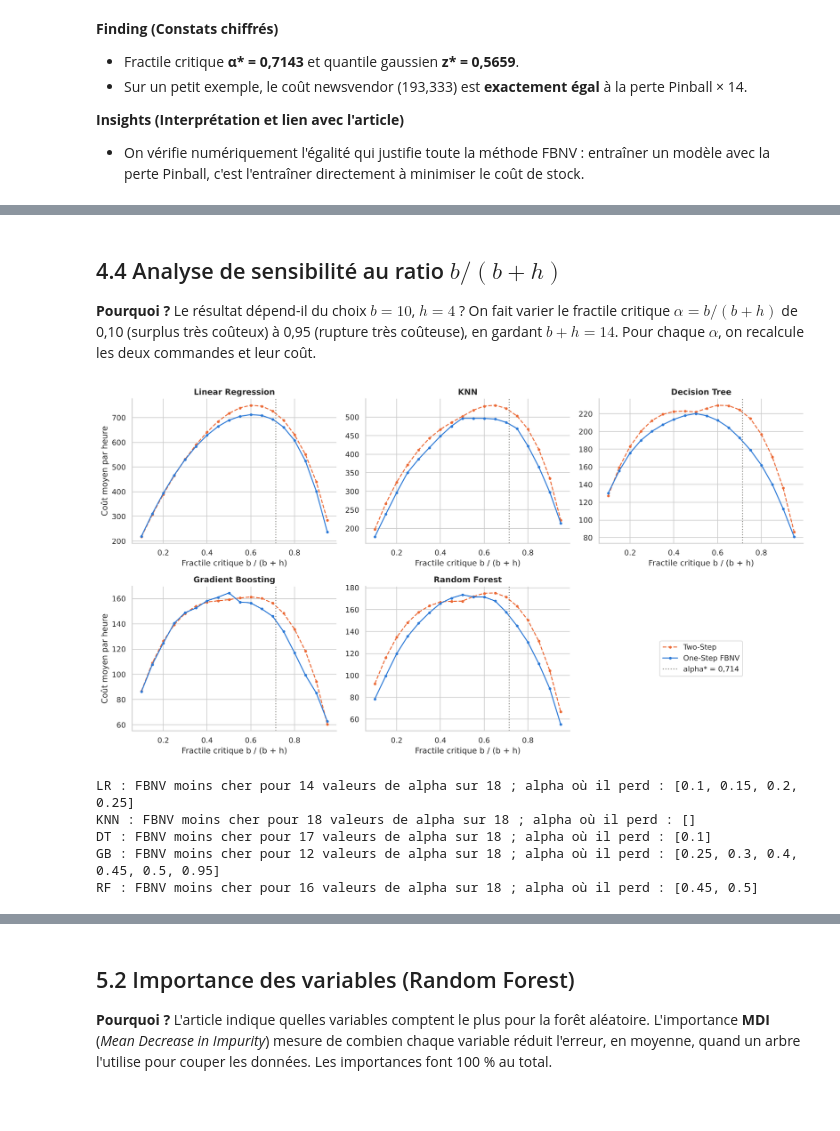
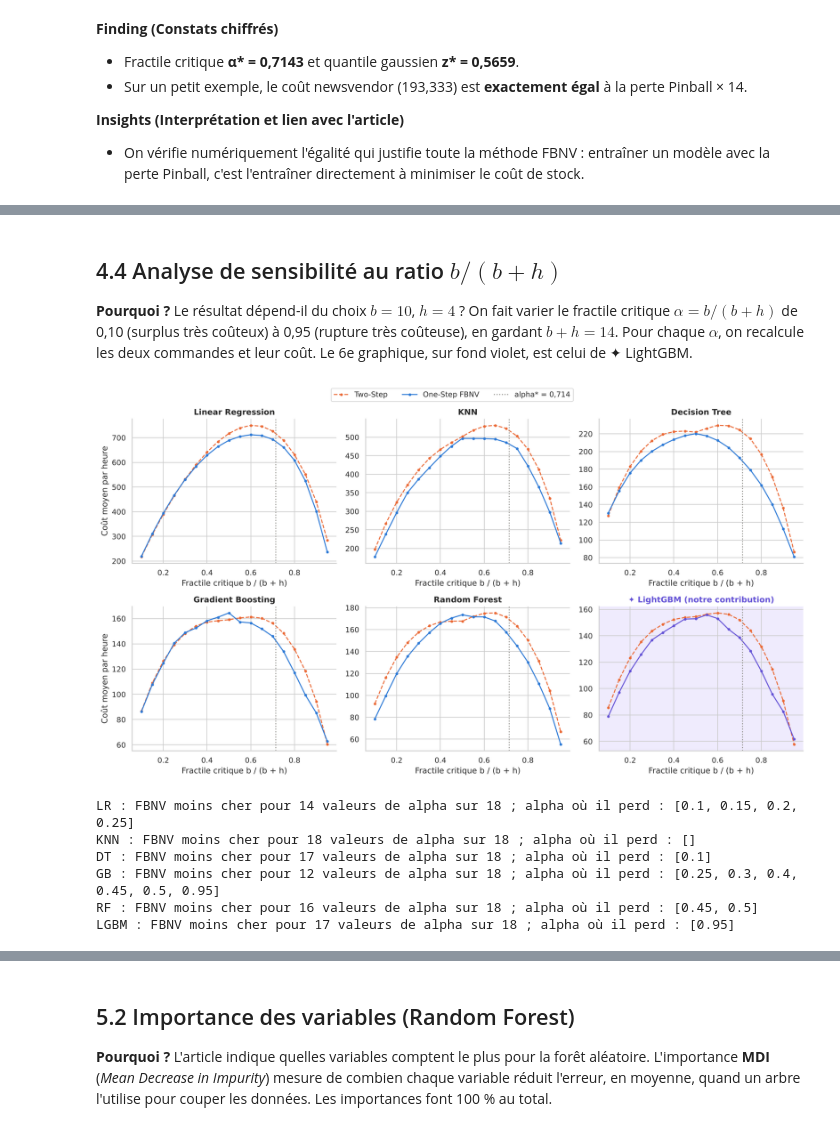
Before and after one commit to eliasbelme/eliasbelme.github.io, a Jupyter notebook: TP_GP27_FBNV.ipynb, the cells around one changed output, grey strips where cells are left out. Cells and saved outputs as stored; diff of their text form; code cells hidden in the pictures; blank space fills up the shorter version.

```diff
--- a/TP_GP27_FBNV.ipynb
+++ b/TP_GP27_FBNV.ipynb
@@ -629,6 +691,7 @@ modeles = {
     "Random Forest": RandomForestRegressor(random_state=RANDOM_STATE, n_jobs=-1),
     "Gradient Boosting": GradientBoostingRegressor(random_state=RANDOM_STATE),
     "HistGradientBoosting": HistGradientBoostingRegressor(random_state=RANDOM_STATE),
+    "LightGBM": lgb.LGBMRegressor(random_state=RANDOM_STATE, verbose=-1),           # ✦ CONTRIBUTION
 }
 
 resultats_cv, rmse_plis = [], {}
@@ -672,9 +738,14 @@ Tableau 3.1 : Validation croisée 5 plis (moyenne des 5 plis)
 ordre = tab_cv["Modèle"].tolist()
 plis = pd.DataFrame(rmse_plis)[ordre].melt(var_name="Modèle", value_name="RMSE")
 fig, ax = plt.subplots(figsize=(10, 5.5))
-sns.boxplot(x="RMSE", y="Modèle", data=plis, color=BLEU, ax=ax)
+couleurs_box = {m: (VIOLET if m == "LightGBM" else BLEU) for m in ordre}        # ✦ CONTRIBUTION en violet
+sns.boxplot(x="RMSE", y="Modèle", data=plis, hue="Modèle", palette=couleurs_box, legend=False, ax=ax)
 sns.stripplot(x="RMSE", y="Modèle", data=plis, color="black", size=4, ax=ax)
 ax.set(title="RMSE des 5 plis de validation croisée", xlabel="RMSE (vélos par heure)", ylabel="")
+ax.set_yticks(range(len(ordre)), [("✦ " if m == "LightGBM" else "") + m for m in ordre])   # ✦ CONTRIBUTION
+for lbl in ax.get_yticklabels():
+    if "LightGBM" in lbl.get_text():
+        lbl.set_color(VIOLET); lbl.set_fontweight("bold")
 sauver(fig, "fig7_boxplot_cv")
 plt.show()
 # %% [output]
@@ -703,10 +775,13 @@ grilles = {
                       {"n_estimators": [100, 300], "max_features": [1.0, 0.6]}),
     "Gradient Boosting": (GradientBoostingRegressor(random_state=RANDOM_STATE),
                           {"n_estimators": [300, 600], "max_depth": [4, 6]}),
+    "LightGBM": (lgb.LGBMRegressor(learning_rate=0.05, random_state=RANDOM_STATE, verbose=-1),   # ✦ CONTRIBUTION
+                 {"n_estimators": [500, 1000], "num_leaves": [31, 63]}),
 }
 meilleurs = {}
 for nom, (modele, grille) in grilles.items():
-    gs = GridSearchCV(modele, grille, cv=kf, scoring="neg_root_mean_squared_error", n_jobs=-1).fit(Xtr, ytr)
+    paralleles = 1 if nom == "LightGBM" else -1          # LightGBM utilise déjà tous les cœurs lui-même
+    gs = GridSearchCV(modele, grille, cv=kf, scoring="neg_root_mean_squared_error", n_jobs=paralleles).fit(Xtr, ytr)
     meilleurs[nom] = gs
 
 reglage = pd.DataFrame({
@@ -813,9 +892,10 @@ prevision = {
     "DT": meilleurs["Decision Tree"].best_estimator_,
     "GB": meilleurs["Gradient Boosting"].best_estimator_,
     "RF": meilleurs["Random Forest"].best_estimator_,
+    "LGBM": meilleurs["LightGBM"].best_estimator_,                                  # ✦ CONTRIBUTION
 }
 NOMS = {"LR": "Linear Regression", "LA": "Lasso", "KNN": "KNN", "DT": "Decision Tree",
-        "GB": "Gradient Boosting", "RF": "Random Forest"}
+        "GB": "Gradient Boosting", "RF": "Random Forest", "LGBM": "LightGBM"}          # ✦ CONTRIBUTION
 
 # ---- Two-Step : prévision moyenne + marge z* x sigma ----
 d_hat, sigma, q_two = {}, {}, {}
@@ -863,6 +943,14 @@ q_one = {
 }
 print("GB+FB, meilleur réglage :", gs_gb_fb.best_params_)
 
+# ✦ CONTRIBUTION : LGBM+FB, LightGBM entraîné directement sur la perte Pinball (= coût de stock / 14)
+gs_lgbm_fb = GridSearchCV(lgb.LGBMRegressor(objective="quantile", alpha=ALPHA, learning_rate=0.05,
+                                            random_state=RANDOM_STATE, verbose=-1),
+                          {"n_estimators": [1000, 2000], "num_leaves": [31, 63]},
+                          cv=kf, scoring=pinball).fit(Xtr, ytr)
+q_one["LGBM"] = np.maximum(gs_lgbm_fb.predict(Xte), 0)                             # ✦ CONTRIBUTION
+print("✦ LGBM+FB, meilleur réglage :", gs_lgbm_fb.best_params_)
+
 comparaison = pd.DataFrame({
     "Modèle": [NOMS[m] for m in prevision],
     "σ des erreurs (vélos)": [sigma[m] for m in prevision],
@@ -906,7 +998,7 @@ Tableau 4.3 : Coût moyen par heure sur le jeu de test (b = 10, h = 4)
 # %% [markdown]
 ## 4.4 Analyse de sensibilité au ratio $b/(b+h)$
 
-**Pourquoi ?** Le résultat dépend-il du choix $b = 10$, $h = 4$ ? On fait varier le fractile critique $\alpha = b/(b+h)$ de 0,10 (surplus très coûteux) à 0,95 (rupture très coûteuse), en gardant $b + h = 14$. Pour chaque $\alpha$, on recalcule les deux commandes et leur coût.
+**Pourquoi ?** Le résultat dépend-il du choix $b = 10$, $h = 4$ ? On fait varier le fractile critique $\alpha = b/(b+h)$ de 0,10 (surplus très coûteux) à 0,95 (rupture très coûteuse), en gardant $b + h = 14$. Pour chaque $\alpha$, on recalcule les deux commandes et leur coût. Le 6e graphique, sur fond violet, est celui de ✦ LightGBM.
 # %%
 alphas = np.round(np.arange(0.10, 0.951, 0.05), 2)
 lignes = []
@@ -918,44 +1010,51 @@ for a in alphas:
     lr_a = make_pipeline(StandardScaler(), QuantileRegressor(quantile=a, alpha=0.0, solver="highs")).fit(Xtr, ytr)
     lignes.append({"alpha": a,
                    "LR Two-Step": c(np.maximum(d_hat["LR"] + z_a * sigma["LR"], 0)),
                    "LR+FB": c(np.maximum(lr_a.predict(Xte), 0)),
                    "KNN Two-Step": c(np.maximum(d_hat["KNN"] + z_a * sigma["KNN"], 0)),
                    "KNN+FB": c(np.quantile(demandes_voisins, a, axis=1)),
                    "DT Two-Step": c(np.maximum(d_hat["DT"] + z_a * sigma["DT"], 0)),
                    "DT+FB": c(quantile_feuilles(a)),
                    "GB Two-Step": c(np.maximum(d_hat["GB"] + z_a * sigma["GB"], 0)),
                    "GB+FB": c(np.maximum(gb_a.predict(Xte), 0)),
                    "RF Two-Step": c(np.maximum(d_hat["RF"] + z_a * sigma["RF"], 0)),
-                   "RF+FB": c(np.quantile(preds_arbres, a, axis=0))})
+                   "RF+FB": c(np.quantile(preds_arbres, a, axis=0)),
+                   "LGBM Two-Step": c(np.maximum(d_hat["LGBM"] + z_a * sigma["LGBM"], 0)),        # ✦ CONTRIBUTION
+                   "LGBM+FB": c(np.maximum(clone(gs_lgbm_fb.best_estimator_).set_params(alpha=a)
+                                           .fit(Xtr, ytr).predict(Xte), 0))})              # ✦ CONTRIBUTION
 sens = pd.DataFrame(lignes)
 
-SENS = ["LR", "KNN", "DT", "GB", "RF"]
+SENS = ["LR", "KNN", "DT", "GB", "RF", "LGBM"]                                     # ✦ CONTRIBUTION : LGBM
 fig, axes = plt.subplots(2, 3, figsize=(15, 8))
 axes = axes.ravel()
 for ax, m in zip(axes, SENS):
     ax.plot(sens["alpha"], sens[f"{m} Two-Step"], color=ORANGE, ls="--", marker="o", ms=3, label="Two-Step")
-    ax.plot(sens["alpha"], sens[f"{m}+FB"], color=BLEU, marker="o", ms=3, label="One-Step FBNV")
+    ax.plot(sens["alpha"], sens[f"{m}+FB"], color=VIOLET if m == "LGBM" else BLEU, marker="o", ms=3,
+            label="One-Step FBNV")
     ax.axvline(ALPHA, color=GRIS, ls=":", label="alpha* = 0,714")
     ax.set(title=NOMS[m], xlabel="Fractile critique b / (b + h)")
+    if m == "LGBM":                                                                 # ✦ CONTRIBUTION
+        ax.set_facecolor(VIOLET_CLAIR)
+        ax.set_title("✦ LightGBM (notre contribution)", color=VIOLET)
 axes[0].set_ylabel("Coût moyen par heure")
 axes[3].set_ylabel("Coût moyen par heure")
-axes[5].axis("off")
-axes[5].legend(*axes[0].get_legend_handles_labels(), loc="center", fontsize=11)
+fig.legend(*axes[0].get_legend_handles_labels(), loc="upper center", ncol=3, fontsize=11, bbox_to_anchor=(0.5, 1.04))
 fig.tight_layout()
 sauver(fig, "fig8_sensibilite")
 plt.show()
 
 for m in SENS:
     gagne = (sens[f"{m}+FB"] < sens[f"{m} Two-Step"])
     print(f"{m} : FBNV moins cher pour {gagne.sum()} valeurs de alpha sur {len(alphas)} ;"
           f" alpha où il perd : {sens.loc[~gagne, 'alpha'].tolist()}")
 # %% [output]
-[figure, old version]
+[figure, new version]
 LR : FBNV moins cher pour 14 valeurs de alpha sur 18 ; alpha où il perd : [0.1, 0.15, 0.2, 0.25]
 KNN : FBNV moins cher pour 18 valeurs de alpha sur 18 ; alpha où il perd : []
 DT : FBNV moins cher pour 17 valeurs de alpha sur 18 ; alpha où il perd : [0.1]
 GB : FBNV moins cher pour 12 valeurs de alpha sur 18 ; alpha où il perd : [0.25, 0.3, 0.4, 0.45, 0.5, 0.95]
 RF : FBNV moins cher pour 16 valeurs de alpha sur 18 ; alpha où il perd : [0.45, 0.5]
+LGBM : FBNV moins cher pour 17 valeurs de alpha sur 18 ; alpha où il perd : [0.95]
 # %% [markdown]
 **Finding (Constats chiffrés)**
 * Nombre de valeurs de α (sur 18) où le FBNV est moins cher : **KNN 18**, **Decision Tree 17**, **Random Forest 16**, **Linear Regression 14** et **Gradient Boosting 12**.
```
Also changed, not shown: parts of 32 cells of this notebook, 6 other files.
